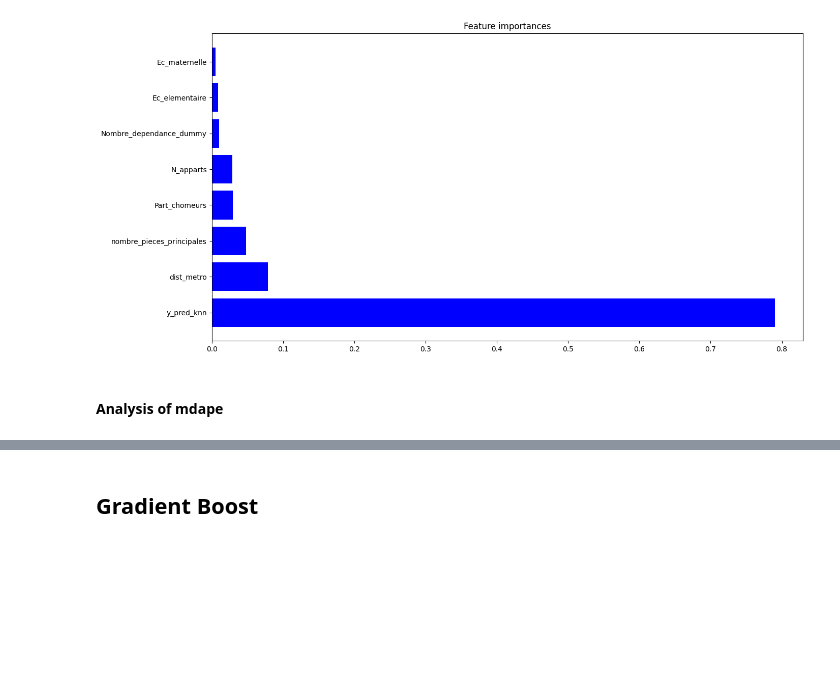
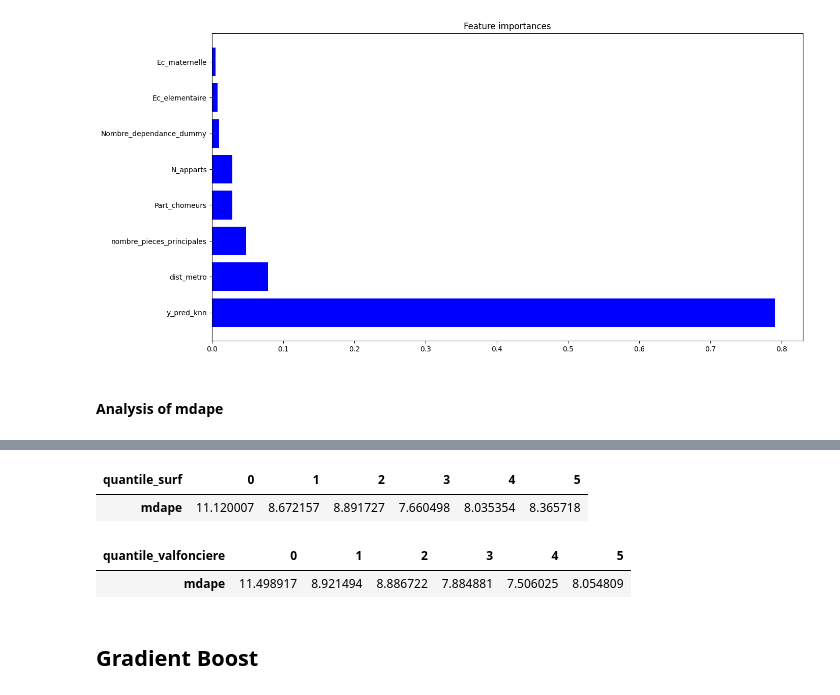
Before and after one commit to Clotilde-23/BDC, a Jupyter notebook: Notebooks/Model_flats_lyon.ipynb, the cells around one changed output, grey strips where cells are left out. Cells and saved outputs as stored; diff of their text form; code cells hidden in the pictures; blank space fills up the shorter version.

```diff
--- a/Notebooks/Model_flats_lyon.ipynb
+++ b/Notebooks/Model_flats_lyon.ipynb
@@ -341,3 +324,16 @@ fig.show()
+# %%
+X_test['quantile_surf'] = pd.qcut(X_test['surface_reelle_bati'], 6, labels=False)
+X_test['quantile_valfonciere'] = pd.qcut(X_test['valeur_fonciere'], 6, labels=False)
+# %%
+X_test.groupby('quantile_surf').agg({'mdape' : 'median'}).reset_index().set_index('quantile_surf').T
+# %% [output]
+| quantile_surf | 0 | 1 | 2 | 3 | 4 | 5 |
+| mdape | 11.120007 | 8.672157 | 8.891727 | 7.660498 | 8.035354 | 8.365718 |
+# %%
+X_test.groupby('quantile_valfonciere').agg({'mdape' : 'median'}).reset_index().set_index('quantile_valfonciere').T
+# %% [output]
+| quantile_valfonciere | 0 | 1 | 2 | 3 | 4 | 5 |
+| mdape | 11.498917 | 8.921494 | 8.886722 | 7.884881 | 7.506025 | 8.054809 |
 # %% [markdown]
 ## Gradient Boost
 # %%
```
Also changed, not shown: parts of 29 cells of this notebook.
